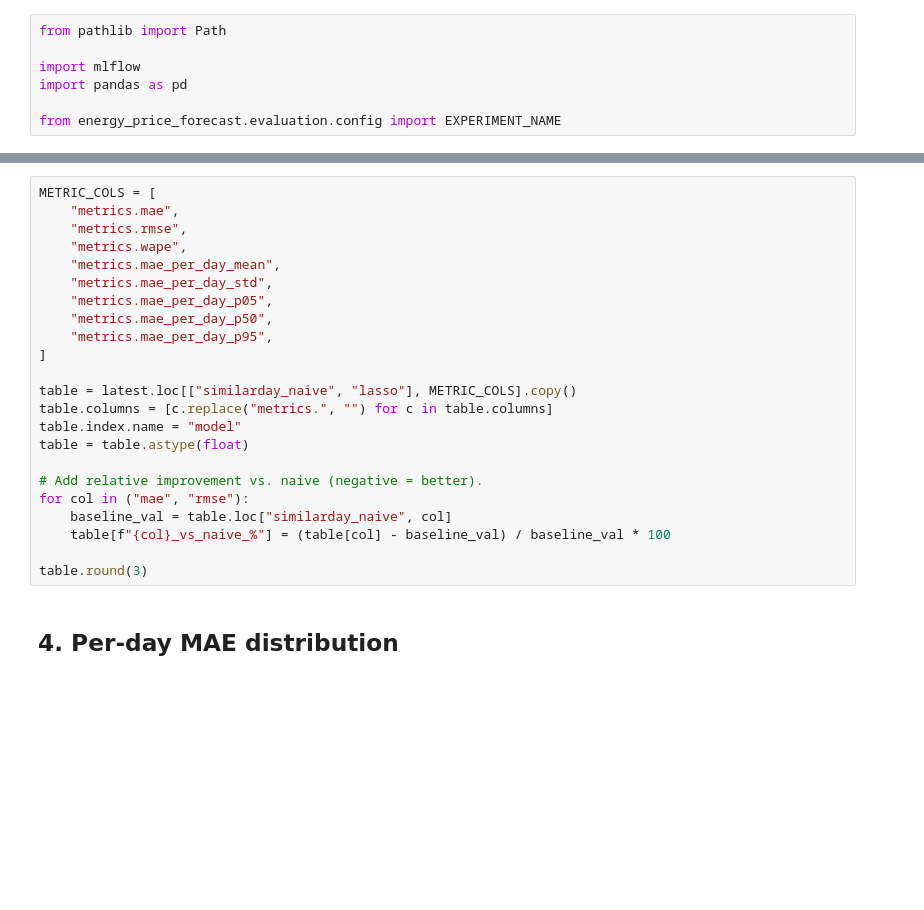
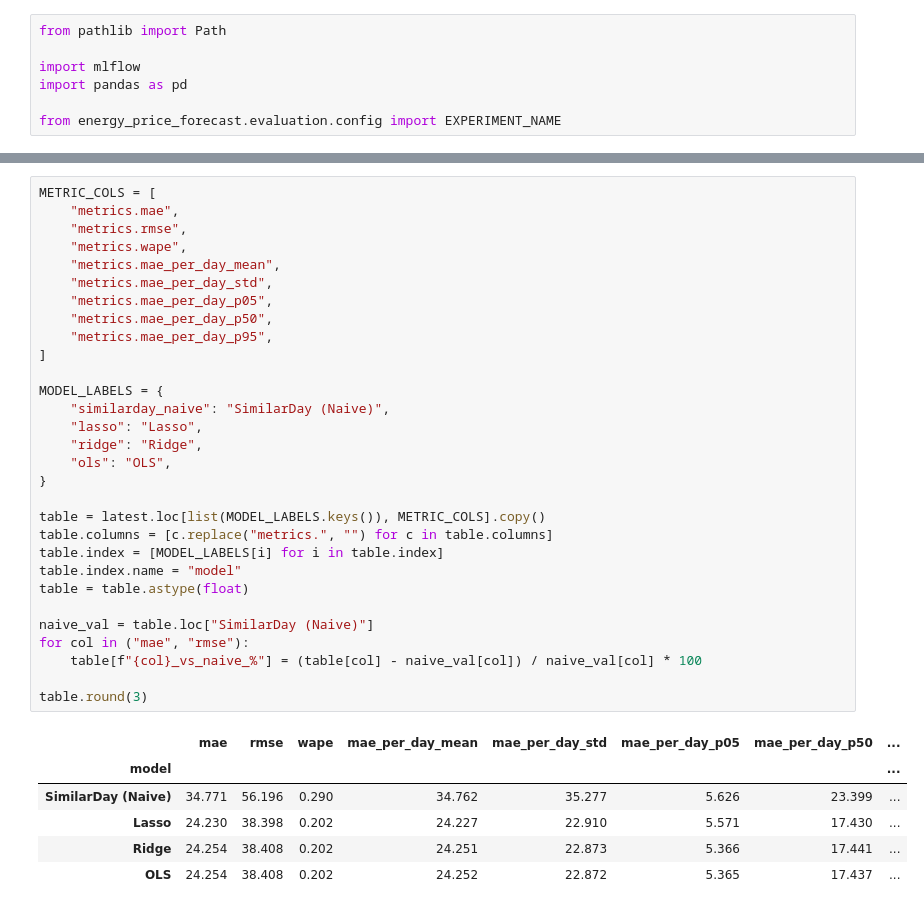
Before and after one commit to soentkeblindow/energy-price-forecast, a Jupyter notebook: notebooks/02_baselines.ipynb, the cells around one changed output, grey strips where cells are left out. Saved outputs shown, nothing was run; the diff lists cells and outputs as text; blank space fills up the shorter version.

```diff
--- a/notebooks/02_baselines.ipynb
+++ b/notebooks/02_baselines.ipynb
@@ -93,25 +118,37 @@ else:
 # %%
 METRIC_COLS = [
     "metrics.mae",
     "metrics.rmse",
     "metrics.wape",
     "metrics.mae_per_day_mean",
     "metrics.mae_per_day_std",
     "metrics.mae_per_day_p05",
     "metrics.mae_per_day_p50",
     "metrics.mae_per_day_p95",
 ]
 
-table = latest.loc[["similarday_naive", "lasso"], METRIC_COLS].copy()
+MODEL_LABELS = {
+    "similarday_naive": "SimilarDay (Naive)",
+    "lasso": "Lasso",
+    "ridge": "Ridge",
+    "ols": "OLS",
+}
+
+table = latest.loc[list(MODEL_LABELS.keys()), METRIC_COLS].copy()
 table.columns = [c.replace("metrics.", "") for c in table.columns]
+table.index = [MODEL_LABELS[i] for i in table.index]
 table.index.name = "model"
 table = table.astype(float)
 
-# Add relative improvement vs. naive (negative = better).
+naive_val = table.loc["SimilarDay (Naive)"]
 for col in ("mae", "rmse"):
-    baseline_val = table.loc["similarday_naive", col]
-    table[f"{col}_vs_naive_%"] = (table[col] - baseline_val) / baseline_val * 100
+    table[f"{col}_vs_naive_%"] = (table[col] - naive_val[col]) / naive_val[col] * 100
 
 table.round(3)
+# %% [output]
+|  | mae | rmse | wape | mae_per_day_mean | mae_per_day_std | mae_per_day_p05 | mae_per_day_p50 | ... |
+| model |  |  |  |  |  |  |  | ... |
+| SimilarDay (Naive) | 34.771 | 56.196 | 0.290 | 34.762 | 35.277 | 5.626 | 23.399 | ... |
+| Lasso | 24.230 | 38.398 | 0.202 | 24.227 | 22.910 | 5.571 | 17.430 | ... |
+| Ridge | 24.254 | 38.408 | 0.202 | 24.251 | 22.873 | 5.366 | 17.441 | ... |
+| OLS | 24.254 | 38.408 | 0.202 | 24.252 | 22.872 | 5.365 | 17.437 | ... |
-# %% [markdown]
-## 4. Per-day MAE distribution
```
Also changed, not shown: parts of 21 cells of this notebook.
